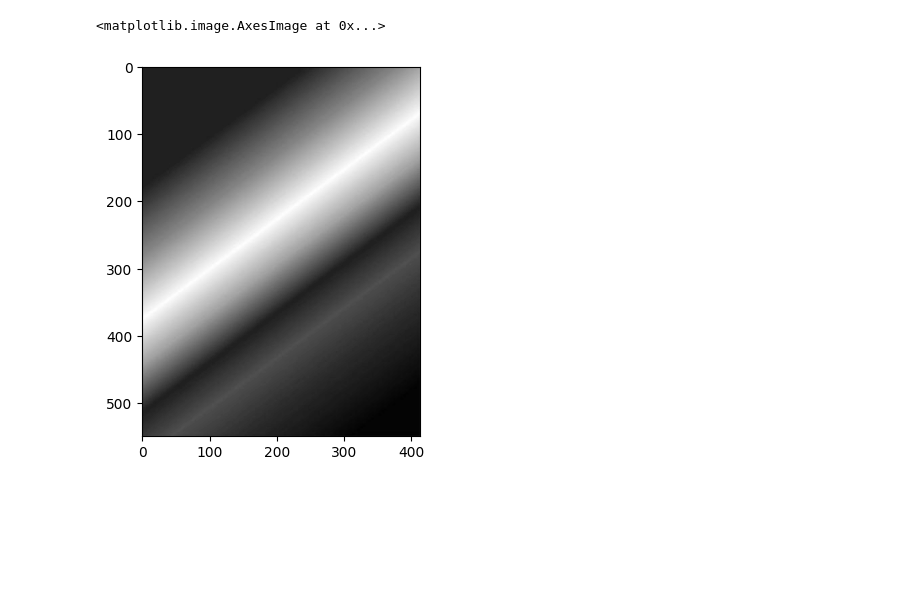
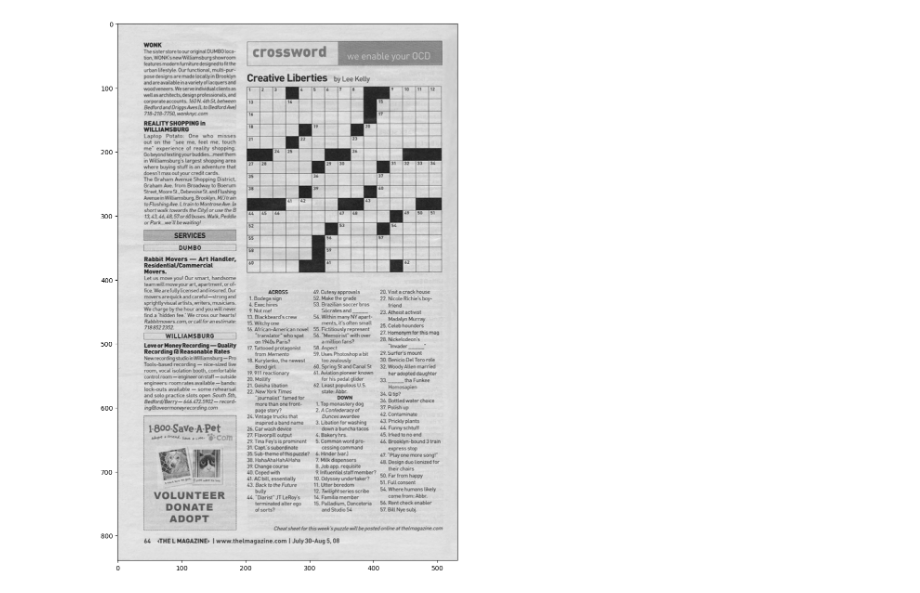
Before and after one commit to aakashapjGM/MyProgrammingSpace, a Jupyter notebook: ComputerVisionWithPython/000-MyPractice/02_ThresholdingBluring&Smoothing.ipynb, the cells around one changed output. Cells and saved outputs as stored; diff of their text form; code cells hidden in the pictures; blank space fills up the shorter version.

```diff
--- a/ComputerVisionWithPython/000-MyPractice/02_ThresholdingBluring&Smoothing.ipynb
+++ b/ComputerVisionWithPython/000-MyPractice/02_ThresholdingBluring&Smoothing.ipynb
@@ -2,10 +2,13 @@
 import cv2 as cv
 import matplotlib.pyplot as plt
 import numpy as np
+# %%
+def showImg(img):
+    fig = plt.figure(figsize=(15,15))
+    ax = fig.add_subplot(111)
+    ax.imshow(img, cmap="gray")
 # %%
-img = cv.cvtColor(cv.imread("../DATA/rainbow.jpg"), cv.COLOR_BGR2RGB)
-imgGray = cv.cvtColor(img, cv.COLOR_RGB2GRAY)
-plt.imshow(imgGray, cmap='gray')
+img = cv.imread("../DATA/crossword.jpg", cv.IMREAD_GRAYSCALE)
+showImg(img)
 # %% [output]
-<matplotlib.image.AxesImage at 0x...>
-[figure, old version]
+[figure, new version]
```
Also changed, not shown: parts of 4 cells of this notebook, 1 other file.
